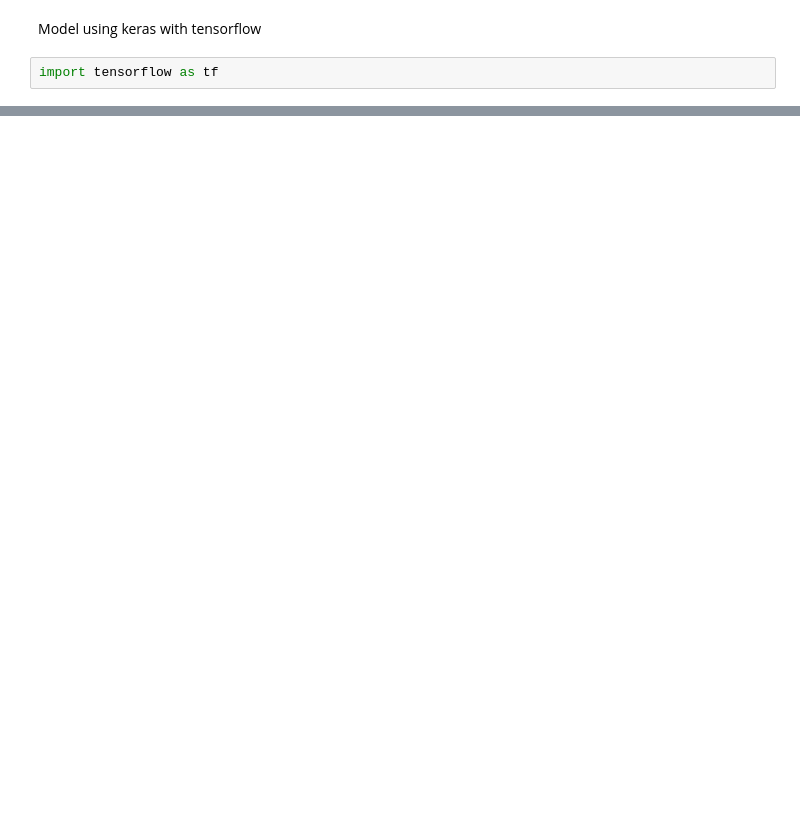
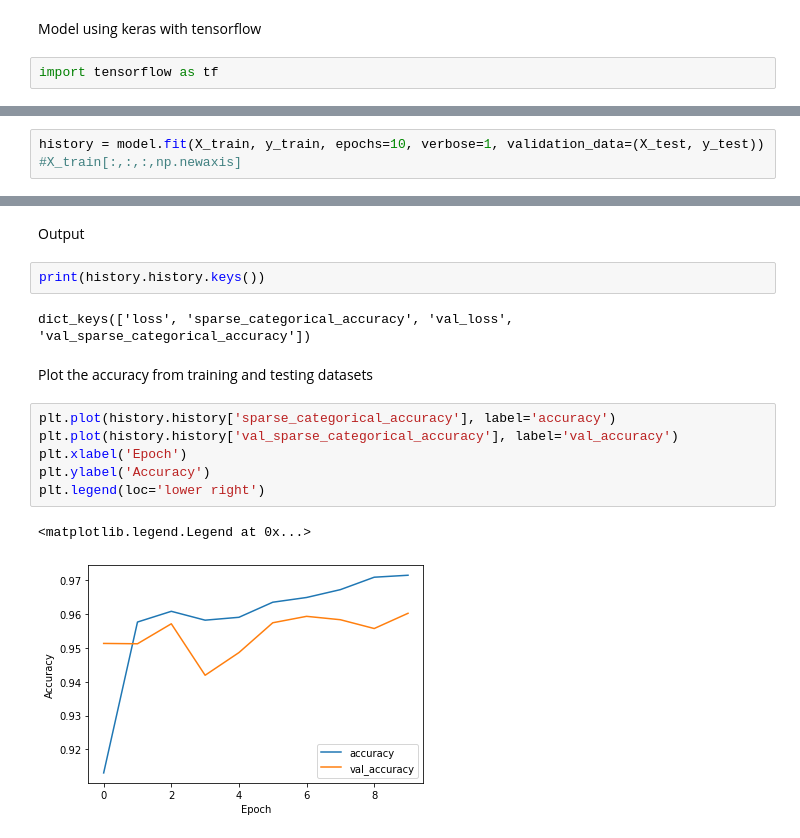
Before and after one commit to Violin1208/python_learning, a Jupyter notebook: MLweek1.ipynb, the cells around one changed output, grey strips where cells are left out. Saved outputs shown, nothing was run; the diff lists cells and outputs as text; blank space fills up the shorter version.

```diff
--- a/MLweek1.ipynb
+++ b/MLweek1.ipynb
@@ -99,0 +108,3 @@ _________________________________________________________________
+# %%
+history = model.fit(X_train, y_train, epochs=10, verbose=1, validation_data=(X_test, y_test))
+#X_train[:,:,:,np.newaxis]
@@ -99,0 +132,17 @@ _________________________________________________________________
+# %% [markdown]
+Output
+# %%
+print(history.history.keys())
+# %% [output]
+dict_keys(['loss', 'sparse_categorical_accuracy', 'val_loss', 'val_sparse_categorical_accuracy'])
+# %% [markdown]
+Plot the accuracy from training and testing datasets
+# %%
+plt.plot(history.history['sparse_categorical_accuracy'], label='accuracy')
+plt.plot(history.history['val_sparse_categorical_accuracy'], label='val_accuracy')
+plt.xlabel('Epoch')
+plt.ylabel('Accuracy')
+plt.legend(loc='lower right')
+# %% [output]
+<matplotlib.legend.Legend at 0x...>
+[figure, added]
```
Also changed, not shown: parts of 8 cells of this notebook.
